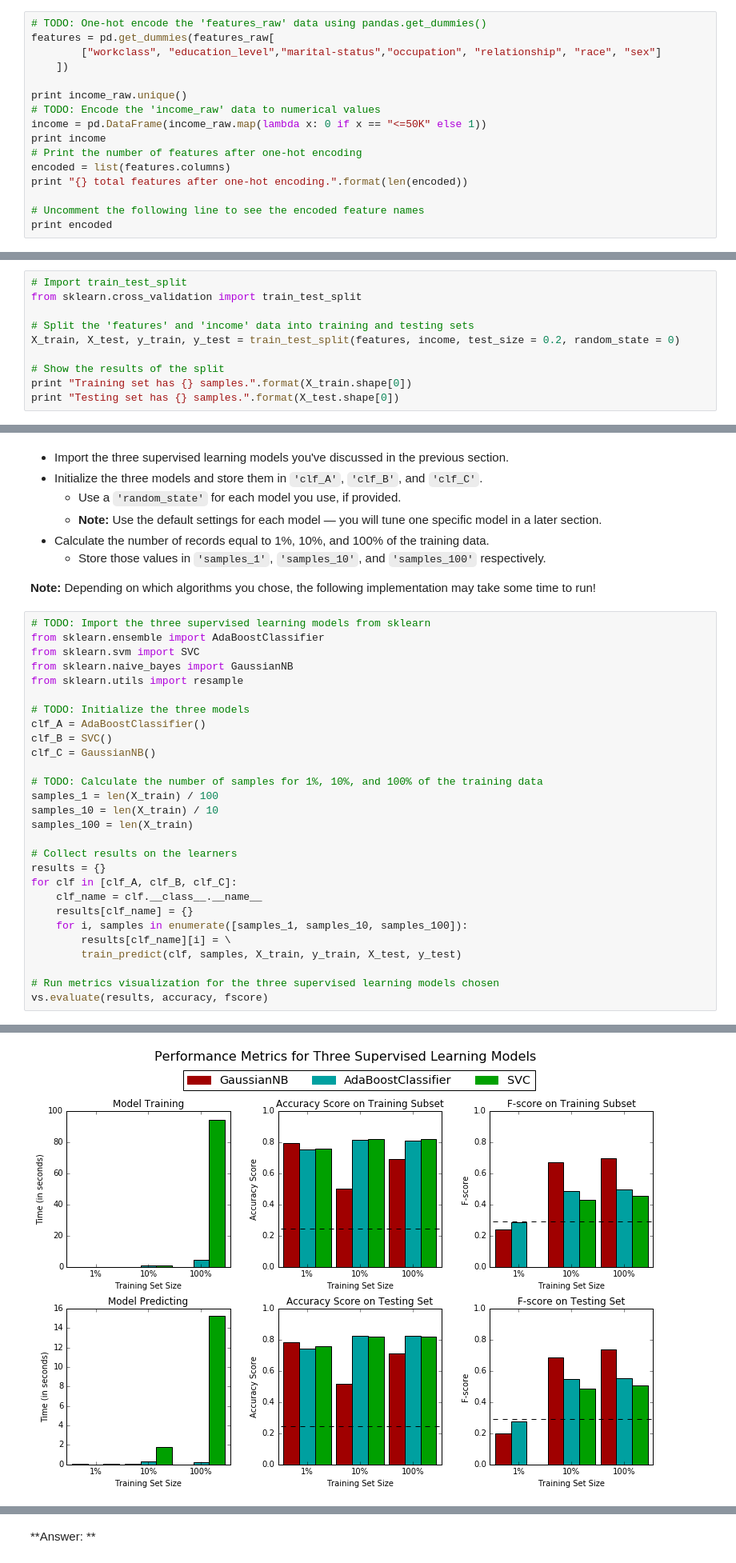
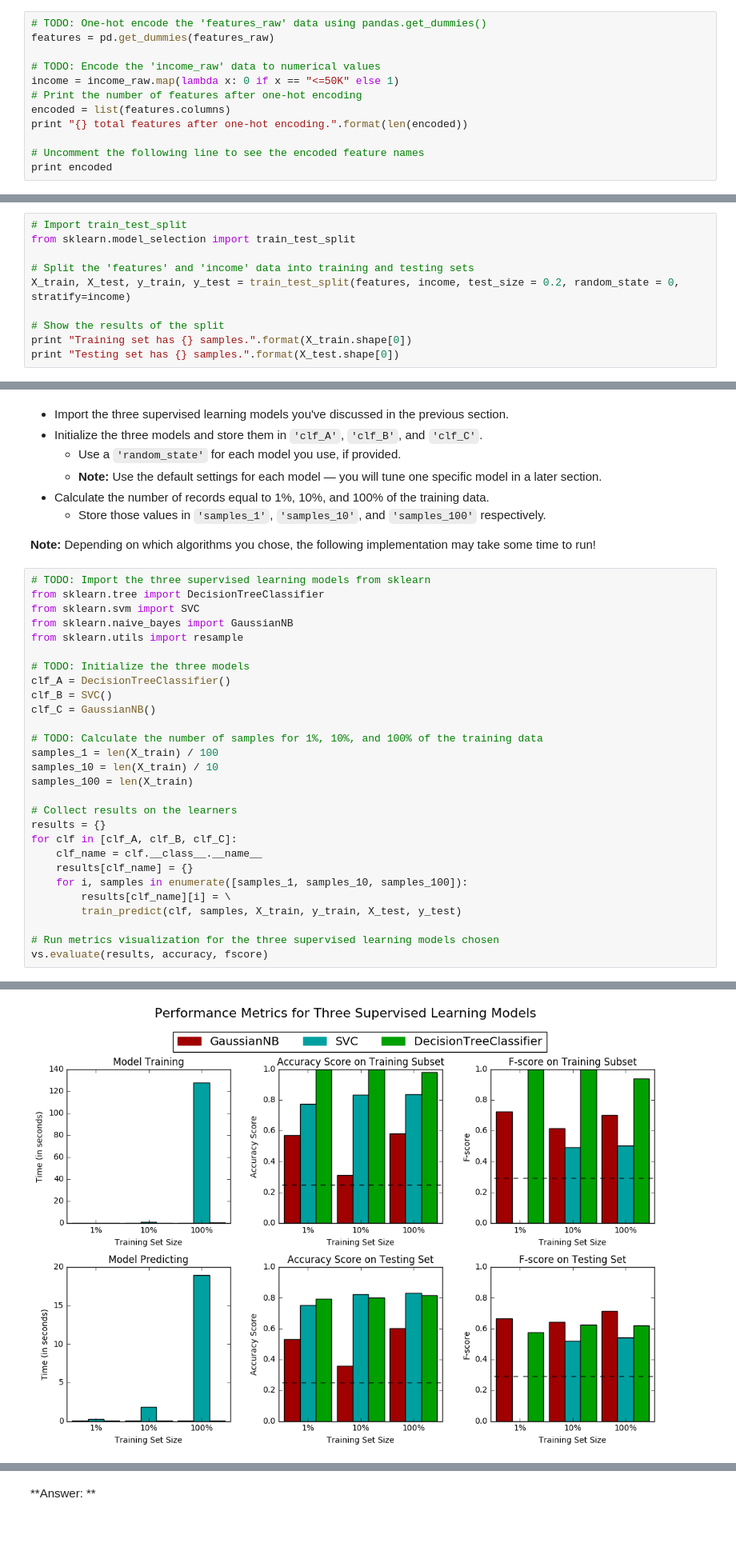
Before and after one commit to Louis-Tian/uda-mlnd, a Jupyter notebook: projects/finding_donors/finding_donors.ipynb, the cells around one changed output, grey strips where cells are left out. Shown at 80% size. Saved outputs shown, nothing was run; the diff lists cells and outputs as text; blank space fills up the shorter version.

Commit message:
change ada to decision tree

```diff
--- a/projects/finding_donors/finding_donors.ipynb
+++ b/projects/finding_donors/finding_donors.ipynb
@@ -139,14 +139,10 @@ Additionally, as with the non-numeric features, we need to convert the non-numer
    - Set records with "<=50K" to `0` and records with ">50K" to `1`.
 # %%
 # TODO: One-hot encode the 'features_raw' data using pandas.get_dummies()
-features = pd.get_dummies(features_raw[
-        ["workclass", "education_level","marital-status","occupation", "relationship", "race", "sex"]
-    ])
+features = pd.get_dummies(features_raw)
 
-print income_raw.unique()
 # TODO: Encode the 'income_raw' data to numerical values
-income = pd.DataFrame(income_raw.map(lambda x: 0 if x == "<=50K" else 1))
-print income
+income = income_raw.map(lambda x: 0 if x == "<=50K" else 1)
 # Print the number of features after one-hot encoding
 encoded = list(features.columns)
 print "{} total features after one-hot encoding.".format(len(encoded))
@@ -178,10 +159,10 @@ Now all _categorical variables_ have been converted into numerical features, and
 Run the code cell below to perform this split.
 # %%
 # Import train_test_split
-from sklearn.cross_validation import train_test_split
+from sklearn.model_selection import train_test_split
 
 # Split the 'features' and 'income' data into training and testing sets
-X_train, X_test, y_train, y_test = train_test_split(features, income, test_size = 0.2, random_state = 0)
+X_train, X_test, y_train, y_test = train_test_split(features, income, test_size = 0.2, random_state = 0, stratify=income)
 
 # Show the results of the split
 print "Training set has {} samples.".format(X_train.shape[0])
@@ -317,13 +298,13 @@ In the code cell, you will need to implement the following:
 **Note:** Depending on which algorithms you chose, the following implementation may take some time to run!
 # %%
 # TODO: Import the three supervised learning models from sklearn
-from sklearn.ensemble import AdaBoostClassifier
+from sklearn.tree import DecisionTreeClassifier
 from sklearn.svm import SVC
 from sklearn.naive_bayes import GaussianNB
 from sklearn.utils import resample
 
 # TODO: Initialize the three models
-clf_A = AdaBoostClassifier()
+clf_A = DecisionTreeClassifier()
 clf_B = SVC()
 clf_C = GaussianNB()
 
@@ -354,6 +335,6 @@ GaussianNB trained on 10 samples.
 GaussianNB trained on 3617 samples.
 GaussianNB trained on 36177 samples.
-[figure, old version]
+[figure, new version]
 # %% [markdown]
 ----
 ## Improving Results
```
Also changed, not shown: parts of 11 cells of this notebook, 2 other files.
